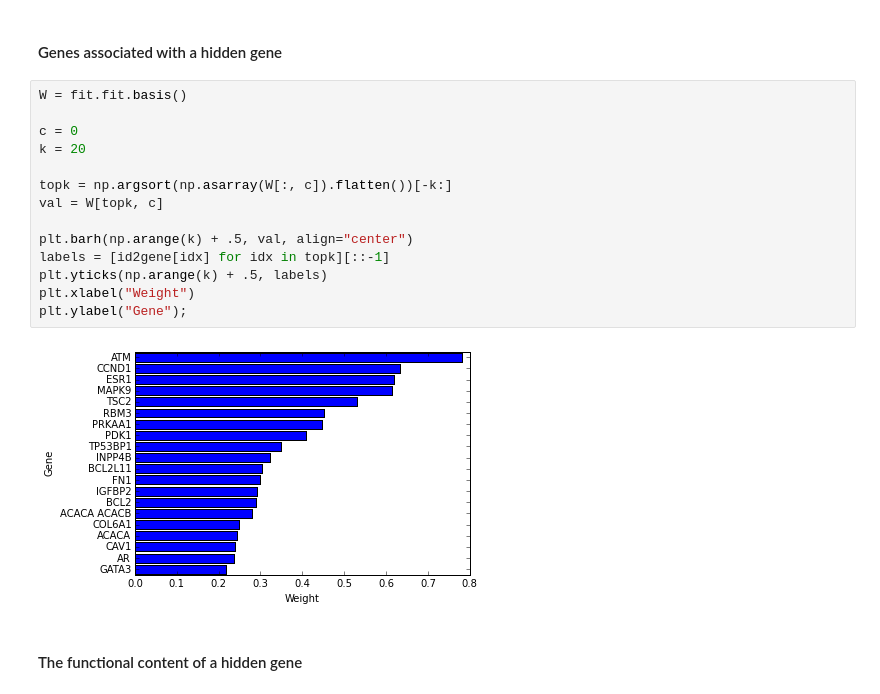
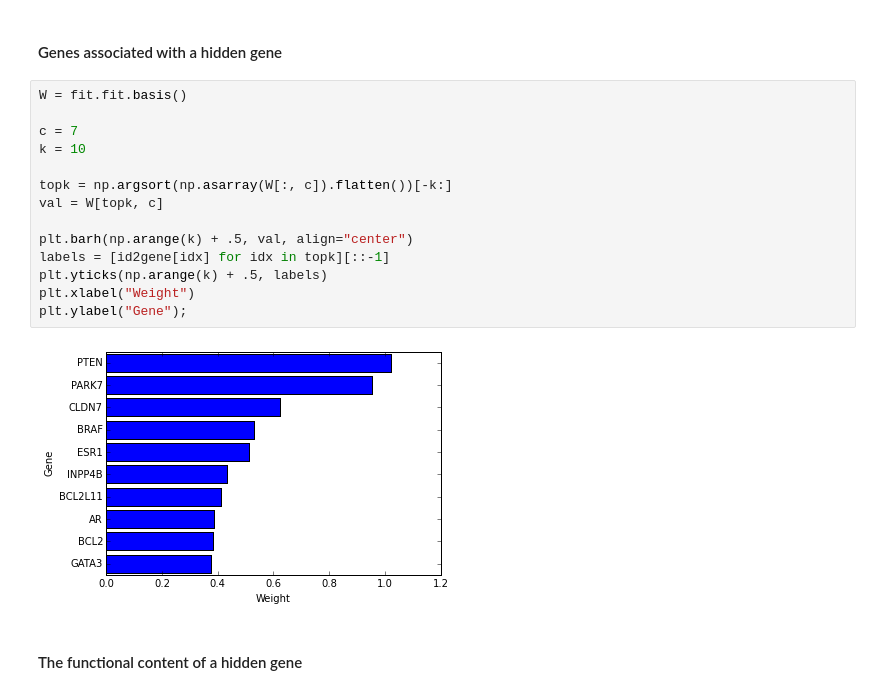
Before and after one commit to mims-harvard/nimfa-ipynb, a Jupyter notebook: ICGC and Nimfa.ipynb, the cells around one changed output. Cells and saved outputs as stored; diff of their text form.

```diff
--- a/ICGC and Nimfa.ipynb
+++ b/ICGC and Nimfa.ipynb
@@ -235,19 +241,19 @@ fit = snmf()
 # %%
 W = fit.fit.basis()
 
-c = 0
-k = 20
+c = 7
+k = 10
 
 topk = np.argsort(np.asarray(W[:, c]).flatten())[-k:]
 val = W[topk, c]
 
 plt.barh(np.arange(k) + .5, val, align="center")
 labels = [id2gene[idx] for idx in topk][::-1]
 plt.yticks(np.arange(k) + .5, labels)
 plt.xlabel("Weight")
 plt.ylabel("Gene");
 # %% [output]
-[figure, old version]
+[figure, new version]
 # %% [markdown]
 #### The functional content of a hidden gene
 # %%
```
Also changed, not shown: parts of 5 cells of this notebook.
